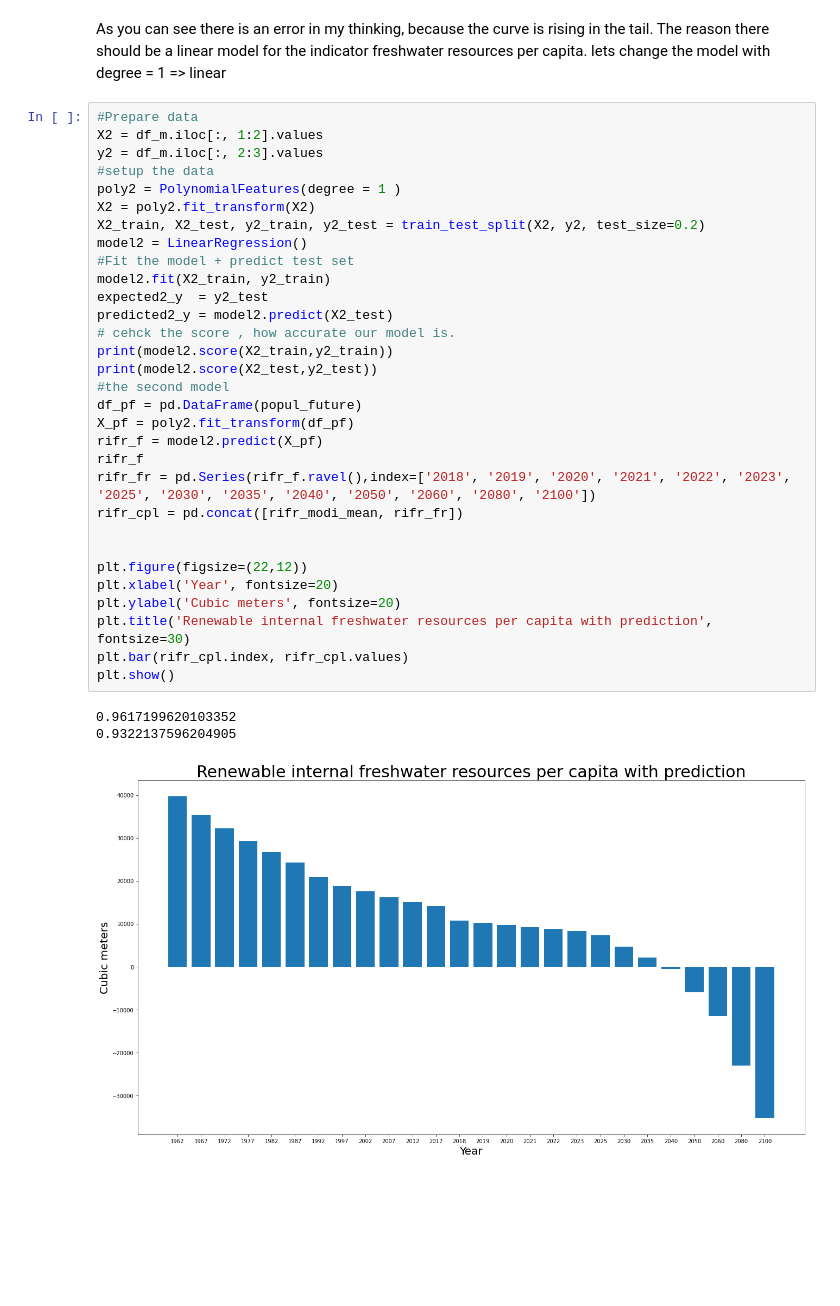
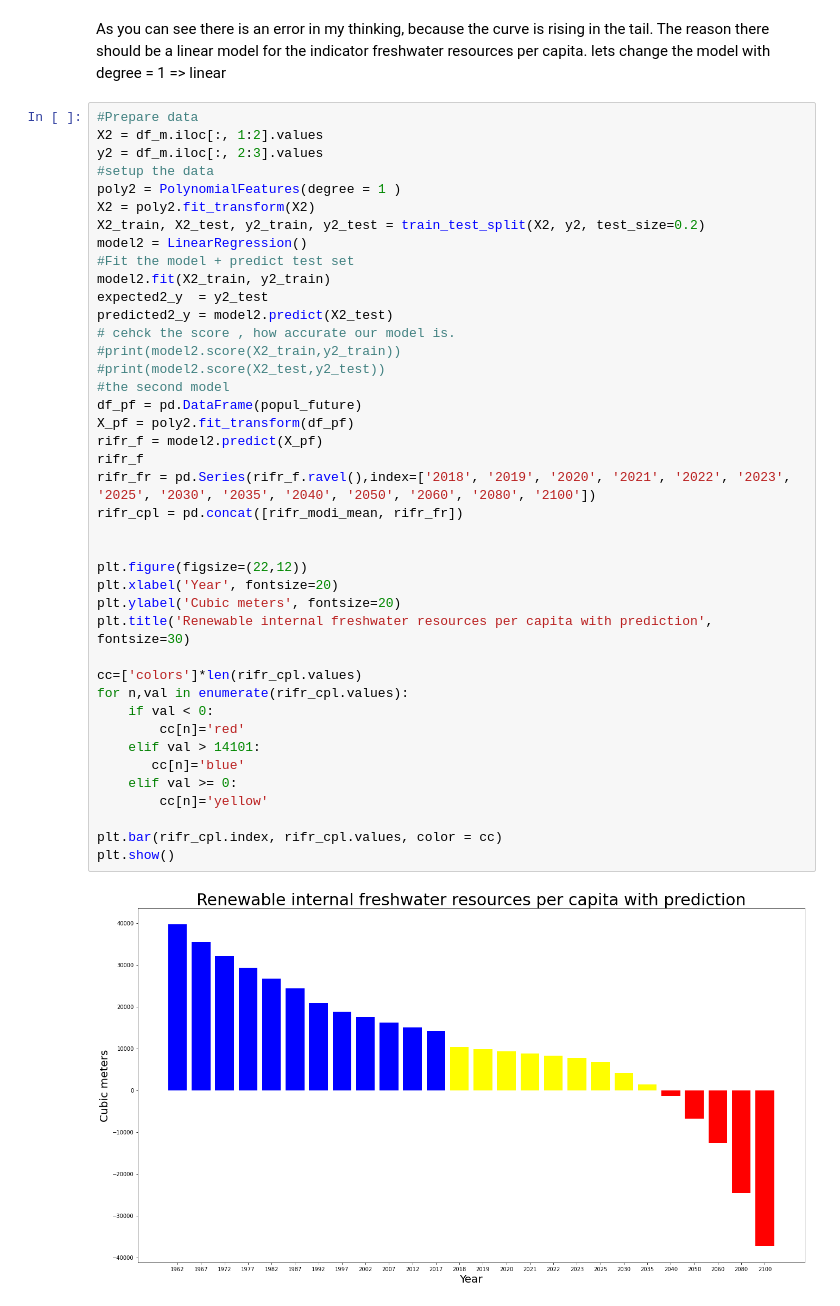
Before and after one commit to jarda51/ZSkladLogin2, a Jupyter notebook: final_project.ipynb, the cells around one changed output. Cells and saved outputs as stored; diff of their text form; blank space fills up the shorter version.

```diff
--- a/final_project.ipynb
+++ b/final_project.ipynb
@@ -424,35 +428,43 @@ As you can see there is an error in my thinking, because the curve is rising in
 # %%
 #Prepare data
 X2 = df_m.iloc[:, 1:2].values
 y2 = df_m.iloc[:, 2:3].values
 #setup the data
 poly2 = PolynomialFeatures(degree = 1 )
 X2 = poly2.fit_transform(X2)
 X2_train, X2_test, y2_train, y2_test = train_test_split(X2, y2, test_size=0.2)
 model2 = LinearRegression()
 #Fit the model + predict test set
 model2.fit(X2_train, y2_train)
 expected2_y  = y2_test
 predicted2_y = model2.predict(X2_test)
 # cehck the score , how accurate our model is.
-print(model2.score(X2_train,y2_train))
-print(model2.score(X2_test,y2_test))
+#print(model2.score(X2_train,y2_train))
+#print(model2.score(X2_test,y2_test))
 #the second model
 df_pf = pd.DataFrame(popul_future)
 X_pf = poly2.fit_transform(df_pf)
 rifr_f = model2.predict(X_pf)
 rifr_f
 rifr_fr = pd.Series(rifr_f.ravel(),index=['2018', '2019', '2020', '2021', '2022', '2023', '2025', '2030', '2035', '2040', '2050', '2060', '2080', '2100'])
 rifr_cpl = pd.concat([rifr_modi_mean, rifr_fr])
 
 
 plt.figure(figsize=(22,12))
 plt.xlabel('Year', fontsize=20)
 plt.ylabel('Cubic meters', fontsize=20)
 plt.title('Renewable internal freshwater resources per capita with prediction', fontsize=30)
-plt.bar(rifr_cpl.index, rifr_cpl.values)
+
+cc=['colors']*len(rifr_cpl.values)
+for n,val in enumerate(rifr_cpl.values):
+    if val < 0:
+        cc[n]='red'
+    elif val > 14101:
+       cc[n]='blue'
+    elif val >= 0:
+        cc[n]='yellow'
+
+plt.bar(rifr_cpl.index, rifr_cpl.values, color = cc)
 plt.show()
 # %% [output]
-0.9617199620103352
-0.9322137596204905
-[figure, old version]
+[figure, new version]
```
Also changed, not shown: parts of 13 cells of this notebook.
